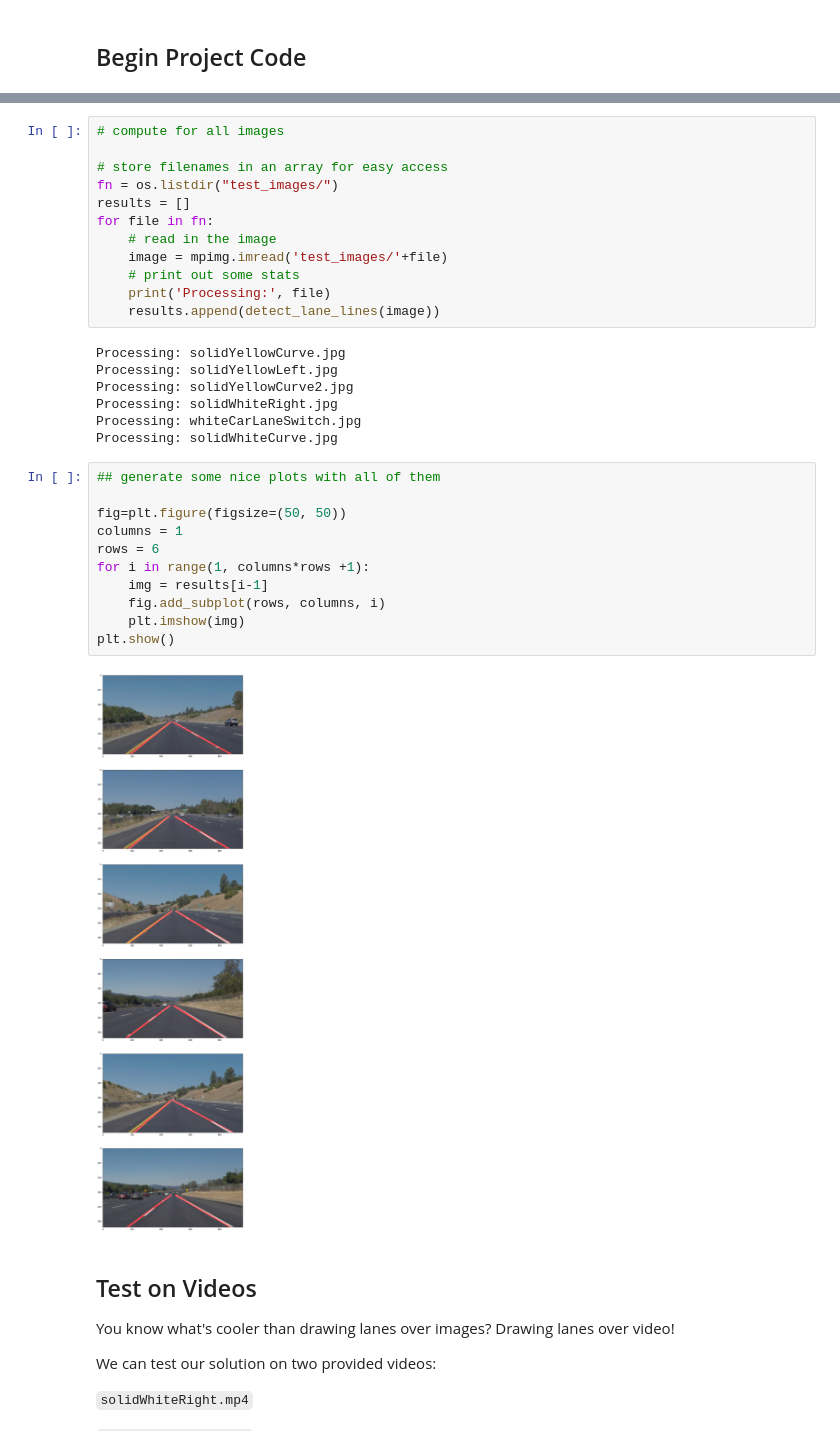
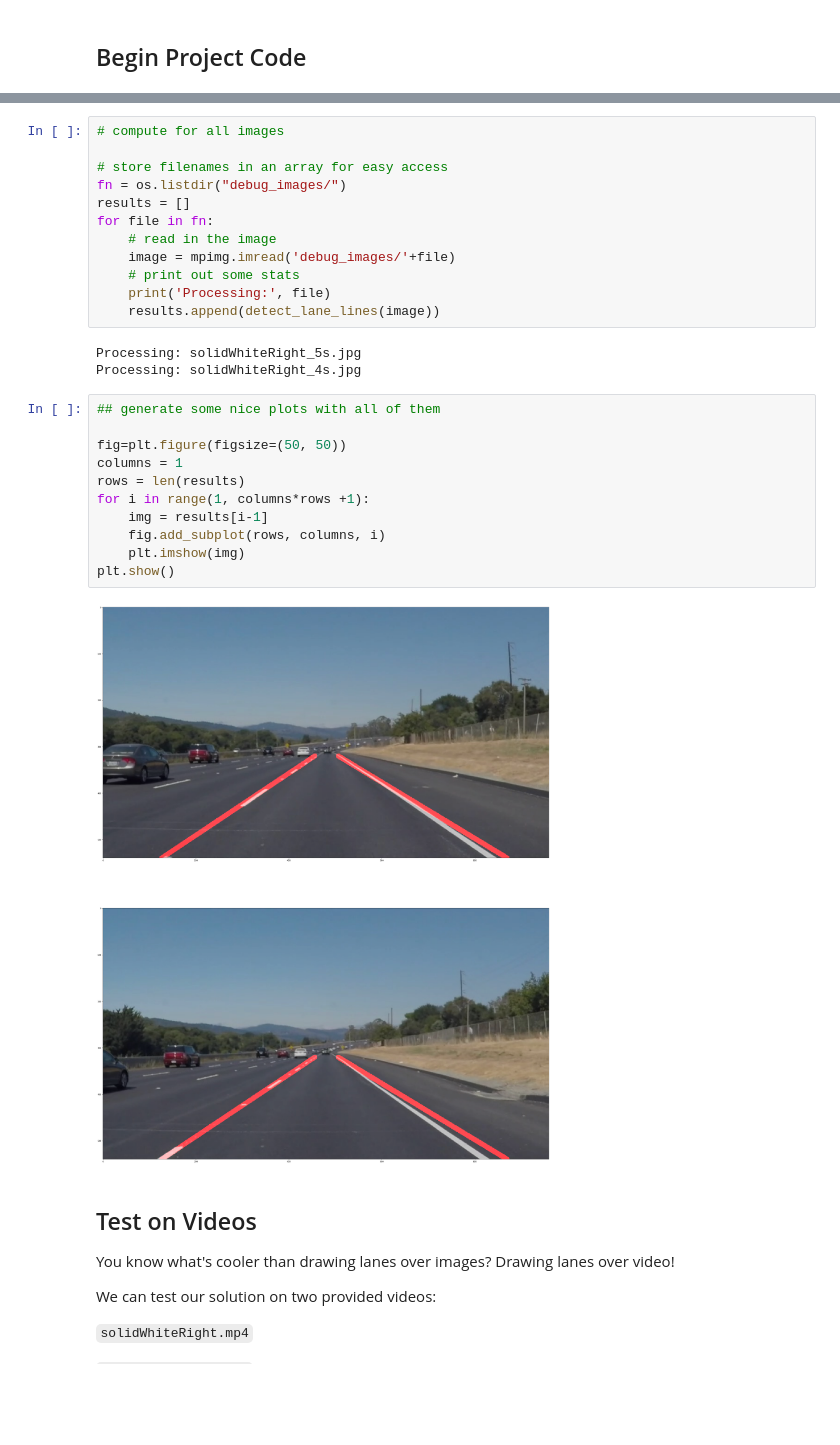
Before and after one commit to asdfprou/CarND-LaneLines-P1, a Jupyter notebook: P1.ipynb, the cells around one changed output, grey strips where cells are left out. Cells and saved outputs as stored; diff of their text form; blank space fills up the shorter version.

```diff
--- a/P1.ipynb
+++ b/P1.ipynb
@@ -389,34 +378,30 @@ plt.imshow(img_with_lines)
 # compute for all images
 
 # store filenames in an array for easy access
-fn = os.listdir("test_images/")
+fn = os.listdir("debug_images/")
 results = []
 for file in fn:
     # read in the image
-    image = mpimg.imread('test_images/'+file)
+    image = mpimg.imread('debug_images/'+file)
     # print out some stats
     print('Processing:', file)
     results.append(detect_lane_lines(image))
 # %% [output]
-Processing: solidYellowCurve.jpg
-Processing: solidYellowLeft.jpg
-Processing: solidYellowCurve2.jpg
-Processing: solidWhiteRight.jpg
-Processing: whiteCarLaneSwitch.jpg
-Processing: solidWhiteCurve.jpg
+Processing: solidWhiteRight_5s.jpg
+Processing: solidWhiteRight_4s.jpg
 # %%
 ## generate some nice plots with all of them
 
 fig=plt.figure(figsize=(50, 50))
 columns = 1
-rows = 6
+rows = len(results)
 for i in range(1, columns*rows +1):
     img = results[i-1]
     fig.add_subplot(rows, columns, i)
     plt.imshow(img)
 plt.show()
 # %% [output]
-[figure, old version]
+[figure, new version]
 # %% [markdown]
 ## Test on Videos
 
```
Also changed, not shown: parts of 10 cells of this notebook.
